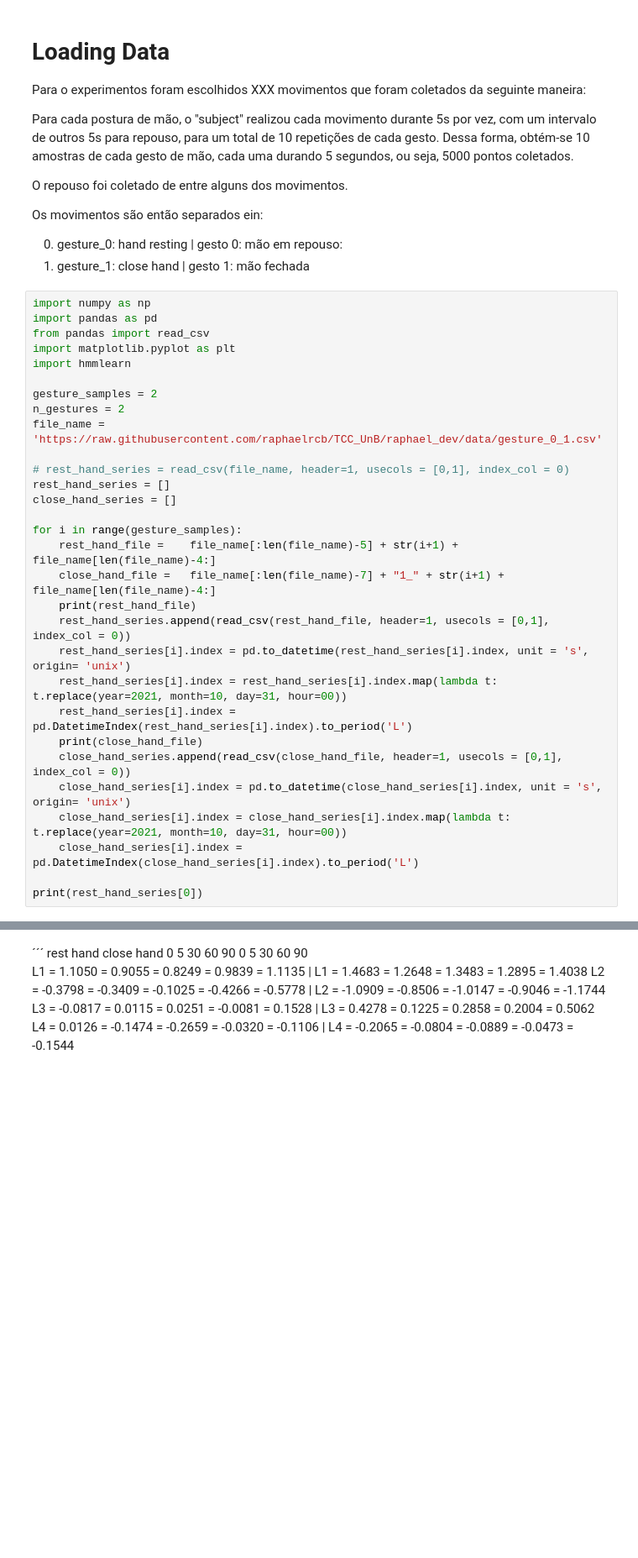
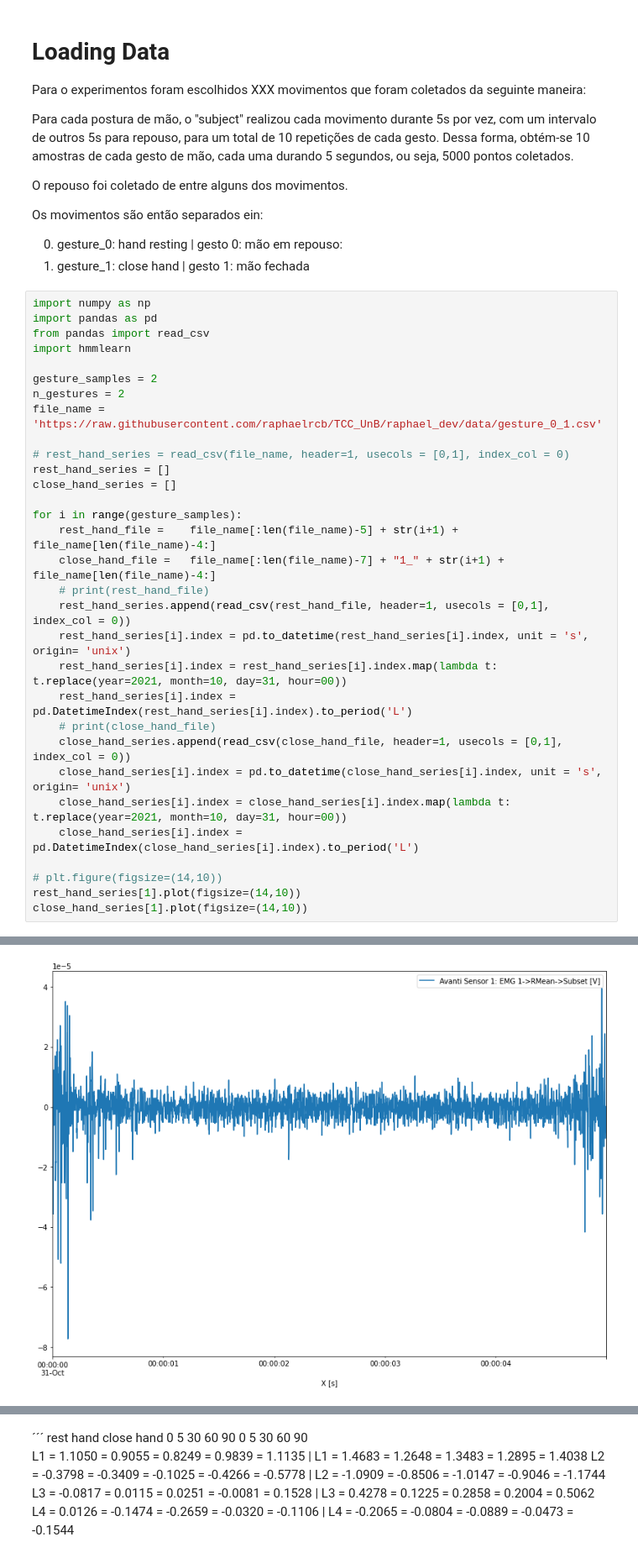
Before and after one commit to raphaelrcb/HMM_Classifier, a Jupyter notebook: HMM.ipynb, the cells around one changed output, grey strips where cells are left out. Shown at 84% size. Drawn from its saved outputs; the diff is of its cells as text; blank space fills up the shorter version.

```diff
--- a/HMM.ipynb
+++ b/HMM.ipynb
@@ -15,7 +15,6 @@ Os movimentos são então separados ein:
 import numpy as np
 import pandas as pd
 from pandas import read_csv
-import matplotlib.pyplot as plt
 import hmmlearn
 
 gesture_samples = 2
@@ -29,15 +28,18 @@ close_hand_series = []
 for i in range(gesture_samples):
     rest_hand_file =    file_name[:len(file_name)-5] + str(i+1) + file_name[len(file_name)-4:]
     close_hand_file =   file_name[:len(file_name)-7] + "1_" + str(i+1) + file_name[len(file_name)-4:]
-    print(rest_hand_file)
+    # print(rest_hand_file)
     rest_hand_series.append(read_csv(rest_hand_file, header=1, usecols = [0,1], index_col = 0))
     rest_hand_series[i].index = pd.to_datetime(rest_hand_series[i].index, unit = 's', origin= 'unix')
     rest_hand_series[i].index = rest_hand_series[i].index.map(lambda t: t.replace(year=2021, month=10, day=31, hour=00))
     rest_hand_series[i].index = pd.DatetimeIndex(rest_hand_series[i].index).to_period('L')
-    print(close_hand_file)
+    # print(close_hand_file)
     close_hand_series.append(read_csv(close_hand_file, header=1, usecols = [0,1], index_col = 0))
     close_hand_series[i].index = pd.to_datetime(close_hand_series[i].index, unit = 's', origin= 'unix')
     close_hand_series[i].index = close_hand_series[i].index.map(lambda t: t.replace(year=2021, month=10, day=31, hour=00))
     close_hand_series[i].index = pd.DatetimeIndex(close_hand_series[i].index).to_period('L')
 
-print(rest_hand_series[0])
+# plt.figure(figsize=(14,10))
+rest_hand_series[1].plot(figsize=(14,10))
+close_hand_series[1].plot(figsize=(14,10))
+# %% [output]
@@ -43,0 +47 @@ print(rest_hand_series[0])
+[figure, added]
```
Also changed, not shown: parts of 7 cells of this notebook.
